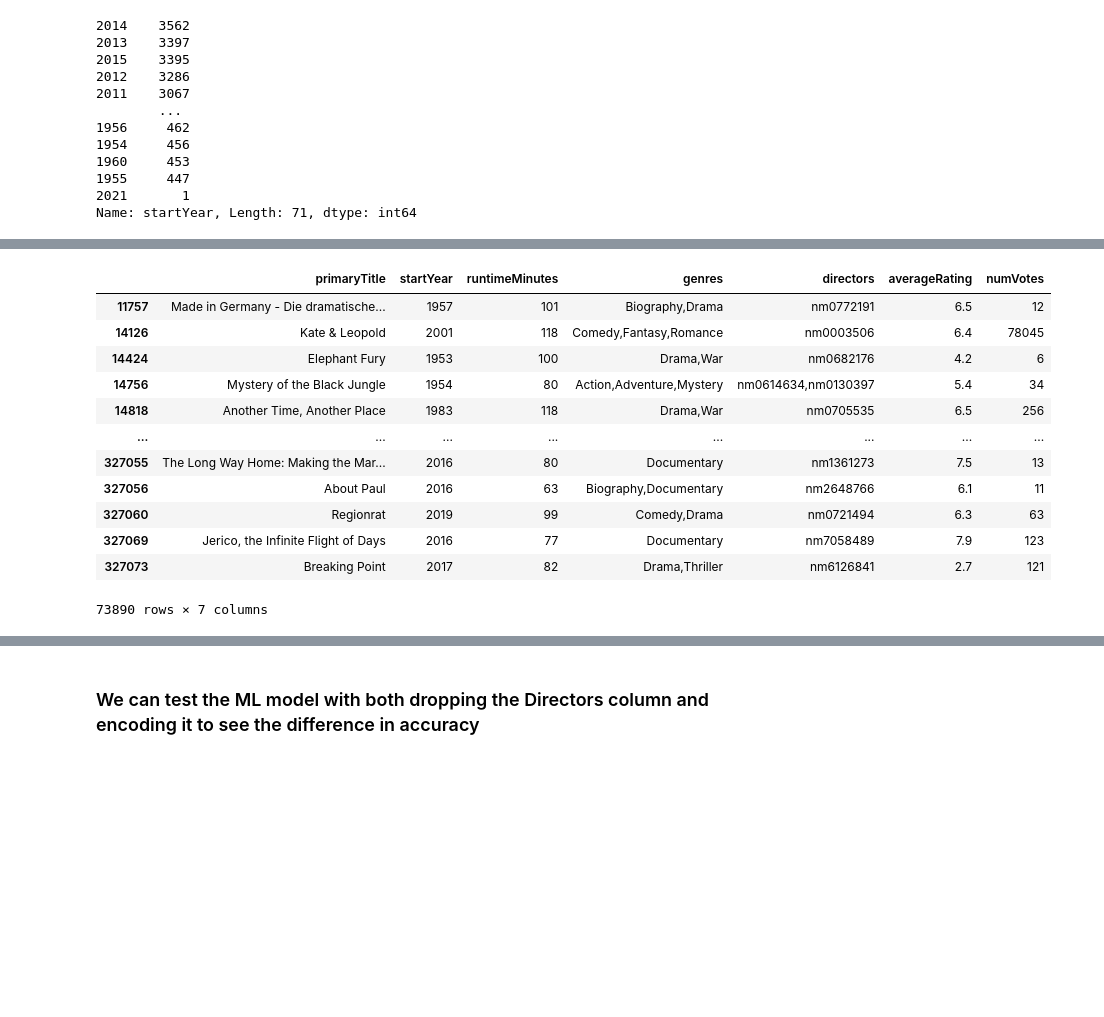
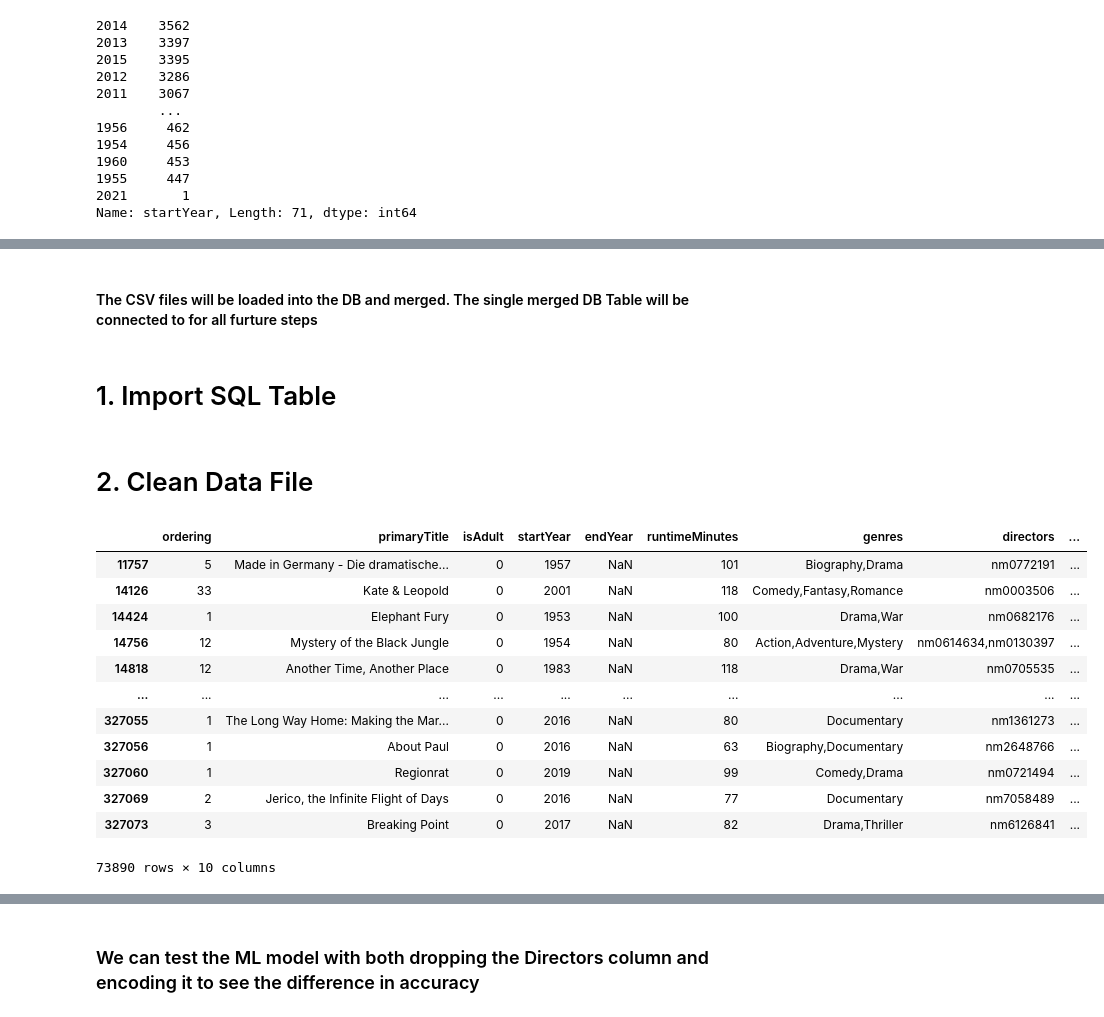
Before and after one commit to hemsmalli5/test, a Jupyter notebook: Project_Master.ipynb, the cells around one changed output, grey strips where cells are left out. Drawn from its saved outputs; the diff is of its cells as text; code cells hidden in the pictures; blank space fills up the shorter version.

Commit message:
Updating master with additional ETL steps and csv output

```diff
--- a/Project_Master.ipynb
+++ b/Project_Master.ipynb
@@ -260,0 +265,4 @@ movie_data_2 = (movie_data_2.loc[movie_data_2['directors'] != "NaN"])
+# %% [markdown]
+#### The CSV files will be loaded into the DB and merged. The single merged DB Table will be  connected to for all furture steps
+# %% [markdown]
+# 1. Import SQL Table
@@ -261,23 +272,24 @@ movie_data_2 = (movie_data_2.loc[movie_data_2['directors'] != "NaN"])
+# %% [markdown]
+# 2. Clean Data File
 # %%
 # Drop unneeded columns
 movie_data_2 = movie_data_2.drop(columns=['title', 'region', 'types', 'tconst', 'titleType', 'originalTitle',
-                                          'isAdult','endYear', 'writers','ordering', 'language', 'attributes',
-                                          'isOriginalTitle'])
+                                          'writers', 'language', 'attributes', 'isOriginalTitle'])
 movie_data_2
 # %% [output]
-|  | primaryTitle | startYear | runtimeMinutes | genres | directors | averageRating | numVotes |
-| 11757 | Made in Germany - Die dramatische... | 1957 | 101 | Biography,Drama | nm0772191 | 6.5 | 12 |
-| 14126 | Kate & Leopold | 2001 | 118 | Comedy,Fantasy,Romance | nm0003506 | 6.4 | 78045 |
-| 14424 | Elephant Fury | 1953 | 100 | Drama,War | nm0682176 | 4.2 | 6 |
-| 14756 | Mystery of the Black Jungle | 1954 | 80 | Action,Adventure,Mystery | nm0614634,nm0130397 | 5.4 | 34 |
-| 14818 | Another Time, Another Place | 1983 | 118 | Drama,War | nm0705535 | 6.5 | 256 |
-| ... | ... | ... | ... | ... | ... | ... | ... |
-| 327055 | The Long Way Home: Making the Mar... | 2016 | 80 | Documentary | nm1361273 | 7.5 | 13 |
-| 327056 | About Paul | 2016 | 63 | Biography,Documentary | nm2648766 | 6.1 | 11 |
-| 327060 | Regionrat | 2019 | 99 | Comedy,Drama | nm0721494 | 6.3 | 63 |
-| 327069 | Jerico, the Infinite Flight of Days | 2016 | 77 | Documentary | nm7058489 | 7.9 | 123 |
-| 327073 | Breaking Point | 2017 | 82 | Drama,Thriller | nm6126841 | 2.7 | 121 |
+|  | ordering | primaryTitle | isAdult | startYear | endYear | runtimeMinutes | genres | directors | ... |
+| 11757 | 5 | Made in Germany - Die dramatische... | 0 | 1957 | NaN | 101 | Biography,Drama | nm0772191 | ... |
+| 14126 | 33 | Kate & Leopold | 0 | 2001 | NaN | 118 | Comedy,Fantasy,Romance | nm0003506 | ... |
+| 14424 | 1 | Elephant Fury | 0 | 1953 | NaN | 100 | Drama,War | nm0682176 | ... |
+| 14756 | 12 | Mystery of the Black Jungle | 0 | 1954 | NaN | 80 | Action,Adventure,Mystery | nm0614634,nm0130397 | ... |
+| 14818 | 12 | Another Time, Another Place | 0 | 1983 | NaN | 118 | Drama,War | nm0705535 | ... |
+| ... | ... | ... | ... | ... | ... | ... | ... | ... | ... |
+| 327055 | 1 | The Long Way Home: Making the Mar... | 0 | 2016 | NaN | 80 | Documentary | nm1361273 | ... |
+| 327056 | 1 | About Paul | 0 | 2016 | NaN | 63 | Biography,Documentary | nm2648766 | ... |
+| 327060 | 1 | Regionrat | 0 | 2019 | NaN | 99 | Comedy,Drama | nm0721494 | ... |
+| 327069 | 2 | Jerico, the Infinite Flight of Days | 0 | 2016 | NaN | 77 | Documentary | nm7058489 | ... |
+| 327073 | 3 | Breaking Point | 0 | 2017 | NaN | 82 | Drama,Thriller | nm6126841 | ... |
-73890 rows × 7 columns
+73890 rows × 10 columns
 # %%
 # Rename columns
 movie_data_2 = movie_data_2.rename(columns = {"primaryTitle":"Title", "startYear":"Year",
```
Also changed, not shown: parts of 27 cells of this notebook, 4 other files.
